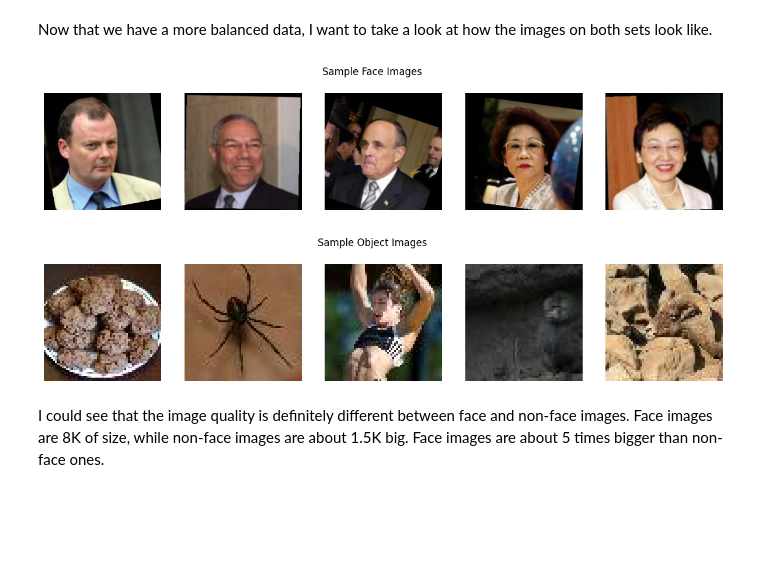
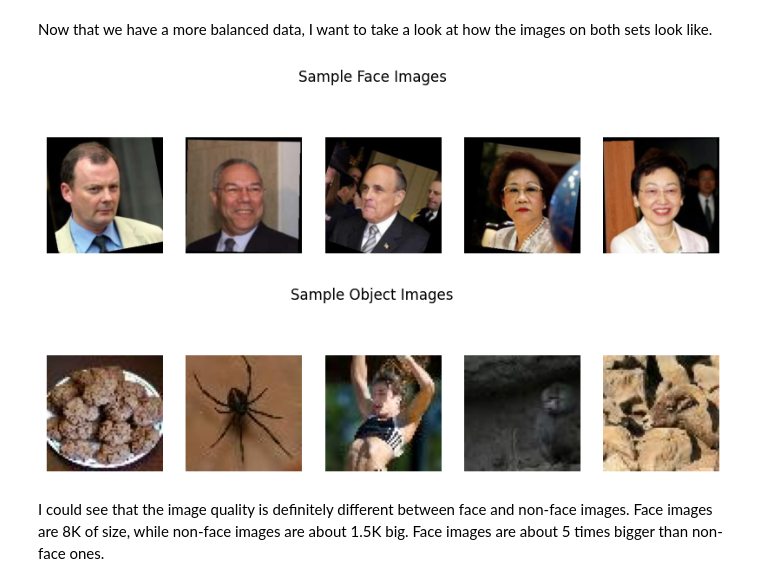
Before and after one commit to aramirezfr/Facial-Recognition-with-Deep-Learning-Neural-Networks, a Jupyter notebook: Facial_Recognition_using_CNN.ipynb, the cells around one changed output. Drawn from its saved outputs; the diff is of its cells as text; code cells hidden in the pictures; blank space fills up the shorter version.

```diff
--- a/Facial_Recognition_using_CNN.ipynb
+++ b/Facial_Recognition_using_CNN.ipynb
@@ -217,31 +210,33 @@ Now that we have a more balanced data, I want to take a look at how the images o
 # %%
 #display images from objects and faces dataset
 #randomly select images from each category
 num_samples = 5
 random.seed(42)
 sample_face_images = random.sample(face_jpg_files, num_samples)
 sample_tinyobject_images = random.sample(tinyobject_jpg_files, num_samples)
 
 #function to display images
 from PIL import Image
 def display_images(image_paths, title):
-    plt.figure(figsize=(15, 3))
+    plt.figure(figsize=(10, 3))
     for i, image_path in enumerate(image_paths):
         img = Image.open(image_path)
         plt.subplot(1, num_samples, i + 1)
         plt.imshow(img)
         plt.axis('off')
     plt.suptitle(title)
+    plt.savefig('sample_images.jpg')
     plt.show()
+
 
 #display face images
 display_images(sample_face_images, "Sample Face Images")
 
 #display object images
 display_images(sample_tinyobject_images, "Sample Object Images")
 # %% [output]
-[figure, old version]
+[figure, new version]
-[figure, old version]
+[figure, new version]
 # %% [markdown]
 I could see that the image quality is definitely different between face and non-face images. Face images are 8K of size, while non-face images are about 1.5K big. Face images are about 5 times bigger than non-face ones.
 # %% [markdown]
```
Also changed, not shown: parts of 1 cell of this notebook.
